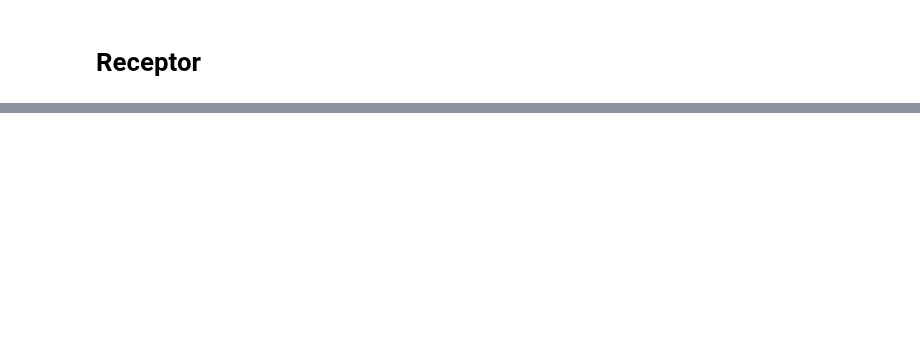
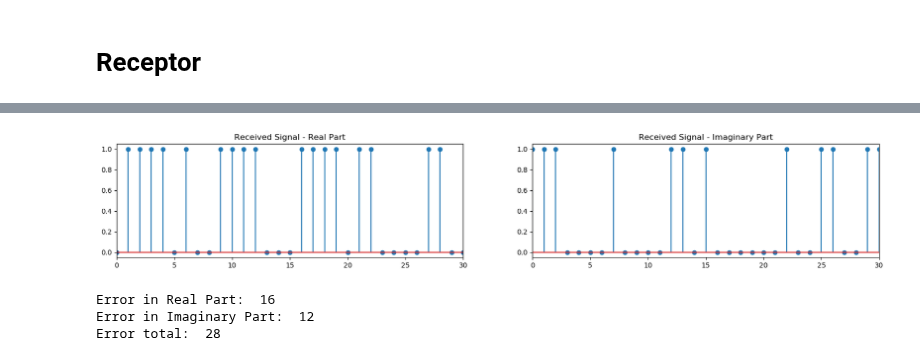
Before and after one commit to sofia-am/QPSK-8PSK-Simulation, a Jupyter notebook: notebook/QPSKmodem.ipynb, the cells around one changed output, grey strips where cells are left out. Saved outputs shown, nothing was run; the diff lists cells and outputs as text; code cells hidden in the pictures; blank space fills up the shorter version.

Commit message:
fear: bit estimation and error

```diff
--- a/notebook/QPSKmodem.ipynb
+++ b/notebook/QPSKmodem.ipynb
@@ -211,0 +227,48 @@ plt.show()
+# %%
+i_sampled = np.array([])
+
+for bit in range(0, len(i_filtered_r), sps): #range(start, stop, step)
+    if i_filtered_r[bit] > 0.5:
+        i_sampled = np.concatenate((i_sampled, [1]))
+    else:
+        i_sampled = np.concatenate((i_sampled, [0]))
+
+q_sampled = np.array([])
+for bit in range(0, len(q_filtered_r), sps): #range(start, stop, step)
+    if q_filtered_r[bit] > 0.5:
+        q_sampled = np.concatenate((q_sampled, [1]))
+    else:
+        q_sampled = np.concatenate((q_sampled, [0]))
+
+n = np.arange(len(i_sampled))
+#print(q_filtered_r[0:100], q_sampled[0:100])
+
+plt.figure(figsize=(20, 3))
+plt.subplot(1, 2, 1)
+plt.stem(i_sampled, use_line_collection=True)
+plt.xlim(0, 30)
+plt.title("Received Signal - Real Part")
+plt.subplot(1, 2, 2)
+plt.stem(q_sampled, use_line_collection=True)
+plt.xlim(0, 30)
+plt.title("Received Signal - Imaginary Part")
+plt.show()
+# %% [output]
+[figure, added]
+# %%
+q_error = 0
+i_error = 0
+#print("Bits entrada: ", i_bits, "\nBits estimados: ", i_sampled)
+for bit in range(0, len(i_bits)):
+    if i_bits[bit] != i_sampled[bit]:
+        i_error = i_error + 1
+
+for bit in range(0, len(q_bits)):
+    if q_bits[bit] != q_sampled[bit]:
+        q_error = q_error + 1
+
+print("Error in Real Part: ", i_error, "\nError in Imaginary Part: ", q_error, "\nError total: ", i_error + q_error)
+# %% [output]
+Error in Real Part:  16
+Error in Imaginary Part:  12
+Error total:  28
```
Also changed, not shown: parts of 8 cells of this notebook.
